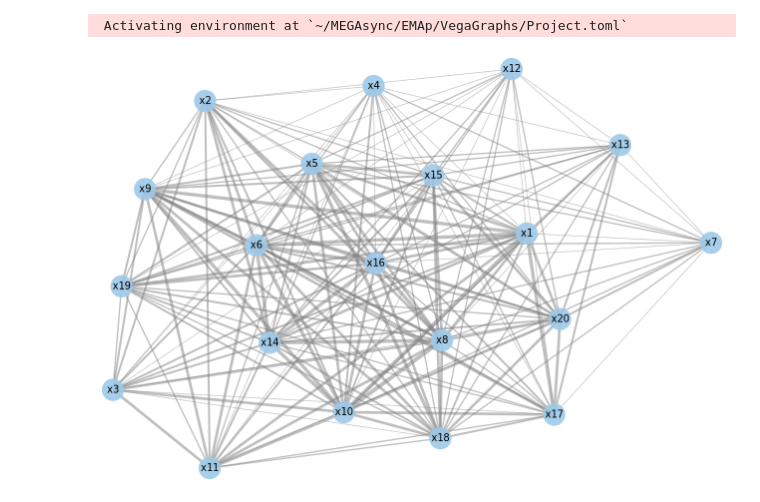
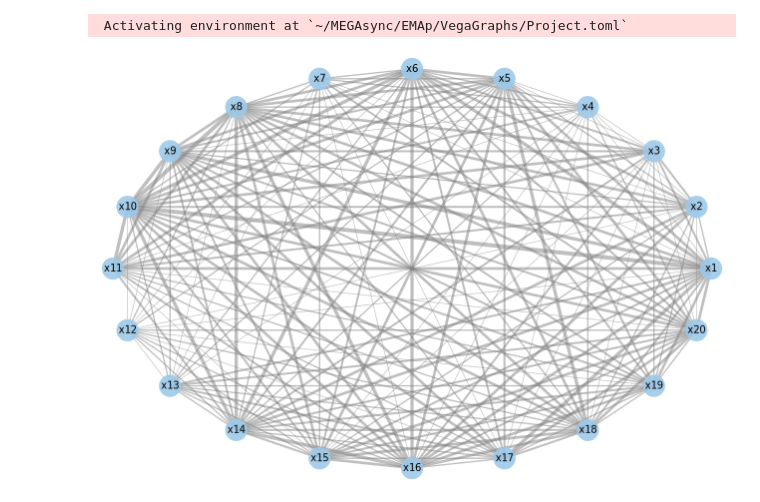
Before and after one commit to JuliaGraphs/VegaGraphs.jl, a Jupyter notebook: sandbox/Testing_graphplot.ipynb, the cells around one changed output. Saved outputs shown, nothing was run; the diff lists cells and outputs as text; code cells hidden in the pictures.

Commit message:
Graphplot fully working. Let's now add the extra_attributes option

```diff
--- a/sandbox/Testing_graphplot.ipynb
+++ b/sandbox/Testing_graphplot.ipynb
@@ -9,6 +9,6 @@ using VegaGraphs
 Random.seed!(7)
 df = DataFrame(rand([0,1],10,20));
 # %%
-VegaGraphs.graphplot(df,tooltip=true)
+VegaGraphs.graphplot(df,GraphPlot.circular_layout,tooltip=true)
 # %% [output]
-[figure, old version]
+[figure, new version]
```
Also changed, not shown: 2 other files.
